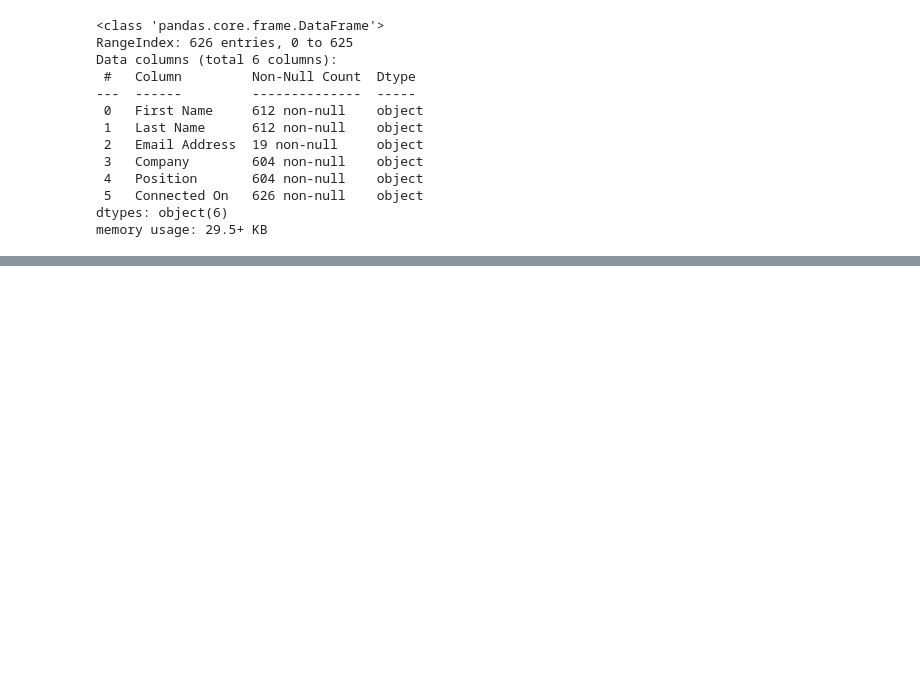
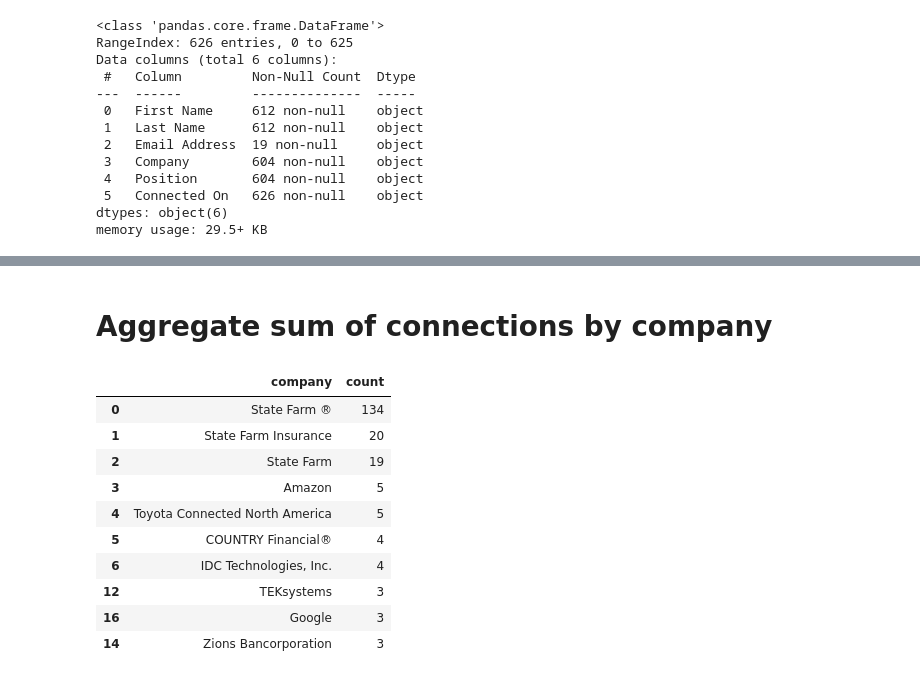
Before and after one commit to Katie33333/linkedIn-network, a Jupyter notebook: linkedin_network.ipynb, the cells around one changed output, grey strips where cells are left out. Saved outputs shown, nothing was run; the diff lists cells and outputs as text; code cells hidden in the pictures; blank space fills up the shorter version.

```diff
--- a/linkedin_network.ipynb
+++ b/linkedin_network.ipynb
@@ -30,0 +66,19 @@ memory usage: 29.5+ KB
+# %% [markdown]
+# Aggregate sum of connections by company
+# %%
+df_company = df['company'].value_counts().reset_index()
+df_company.columns = ['company', 'count']
+df_company = df_company.sort_values(by="count", ascending=False)
+df_company.head(10)
+# %% [output]
+|  | company | count |
+| 0 | State Farm ® | 134 |
+| 1 | State Farm Insurance | 20 |
+| 2 | State Farm | 19 |
+| 3 | Amazon | 5 |
+| 4 | Toyota Connected North America | 5 |
+| 5 | COUNTRY Financial® | 4 |
+| 6 | IDC Technologies, Inc. | 4 |
+| 12 | TEKsystems | 3 |
+| 16 | Google | 3 |
+| 14 | Zions Bancorporation | 3 |
```
Also changed, not shown: parts of 18 cells of this notebook.
